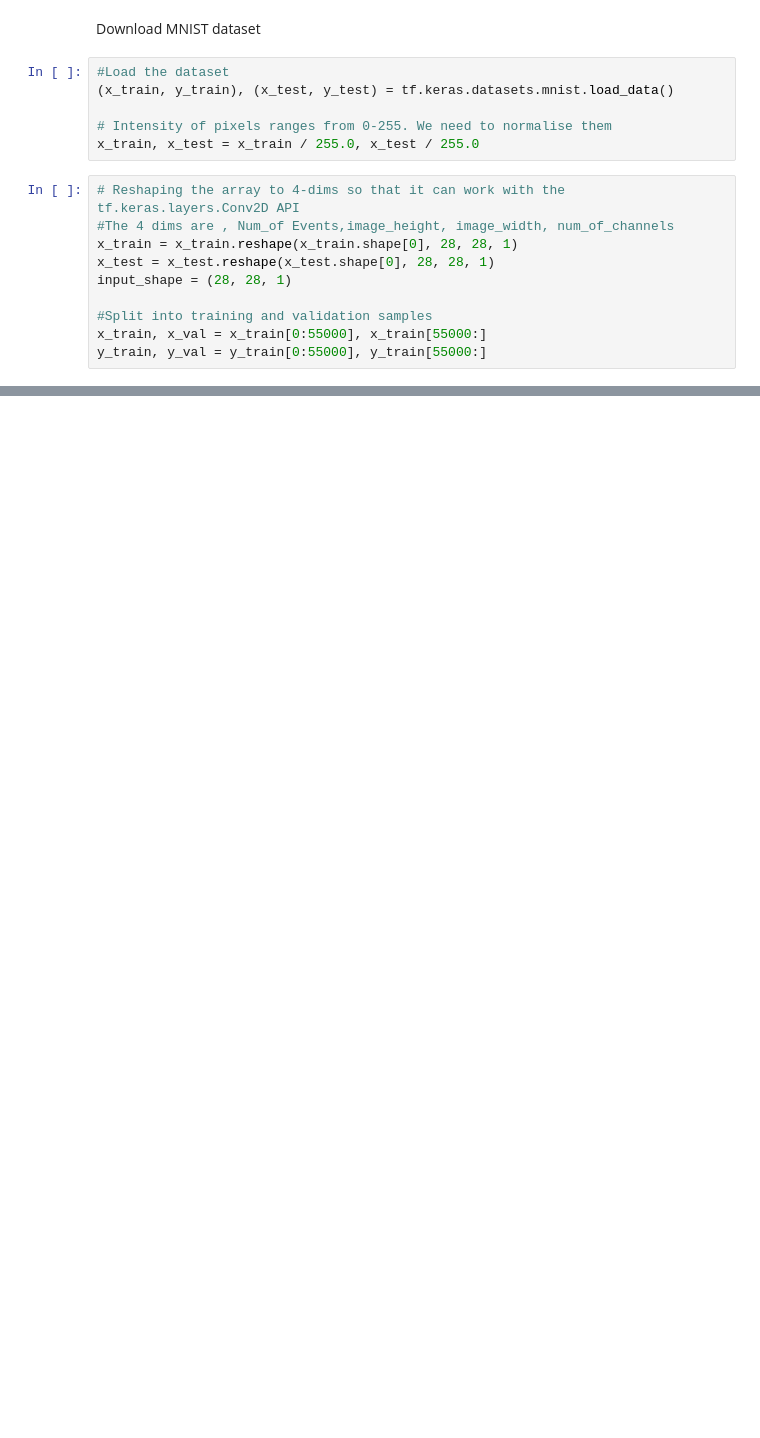
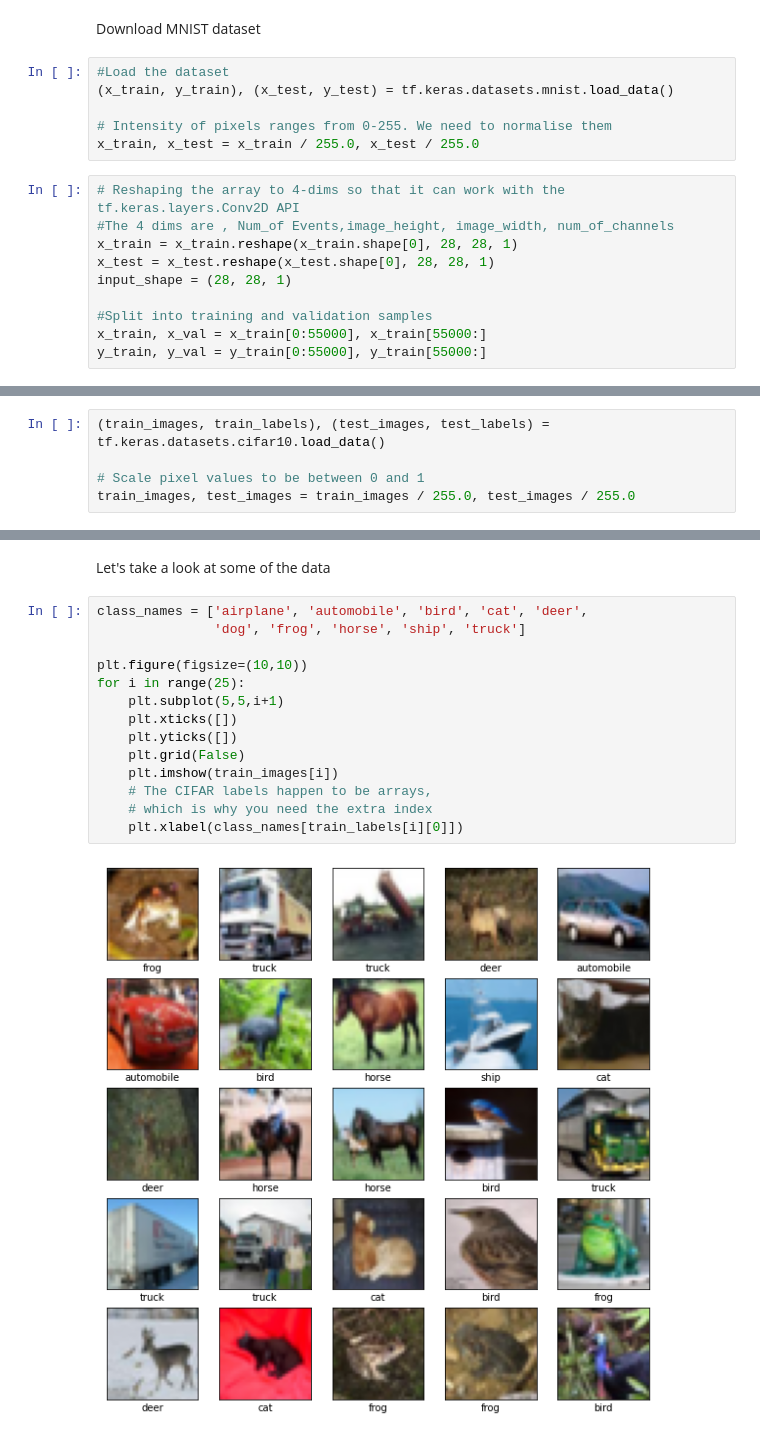
Before and after one commit to olaiya/MLTutorialNotebooks, a Jupyter notebook: cnn.ipynb, the cells around one changed output, grey strips where cells are left out. Saved outputs shown, nothing was run; the diff lists cells and outputs as text; blank space fills up the shorter version.

```diff
--- a/cnn.ipynb
+++ b/cnn.ipynb
@@ -58,0 +115,5 @@ history = model.fit(x_train, y_train,
+# %%
+(train_images, train_labels), (test_images, test_labels) = tf.keras.datasets.cifar10.load_data()
+
+# Scale pixel values to be between 0 and 1
+train_images, test_images = train_images / 255.0, test_images / 255.0
@@ -58,0 +123,18 @@ history = model.fit(x_train, y_train,
+# %% [markdown]
+Let's take a look at some of the data
+# %%
+class_names = ['airplane', 'automobile', 'bird', 'cat', 'deer',
+               'dog', 'frog', 'horse', 'ship', 'truck']
+
+plt.figure(figsize=(10,10))
+for i in range(25):
+    plt.subplot(5,5,i+1)
+    plt.xticks([])
+    plt.yticks([])
+    plt.grid(False)
+    plt.imshow(train_images[i])
+    # The CIFAR labels happen to be arrays,
+    # which is why you need the extra index
+    plt.xlabel(class_names[train_labels[i][0]])
+# %% [output]
+[figure, added]
```
Also changed, not shown: parts of 15 cells of this notebook, 1 other file.
